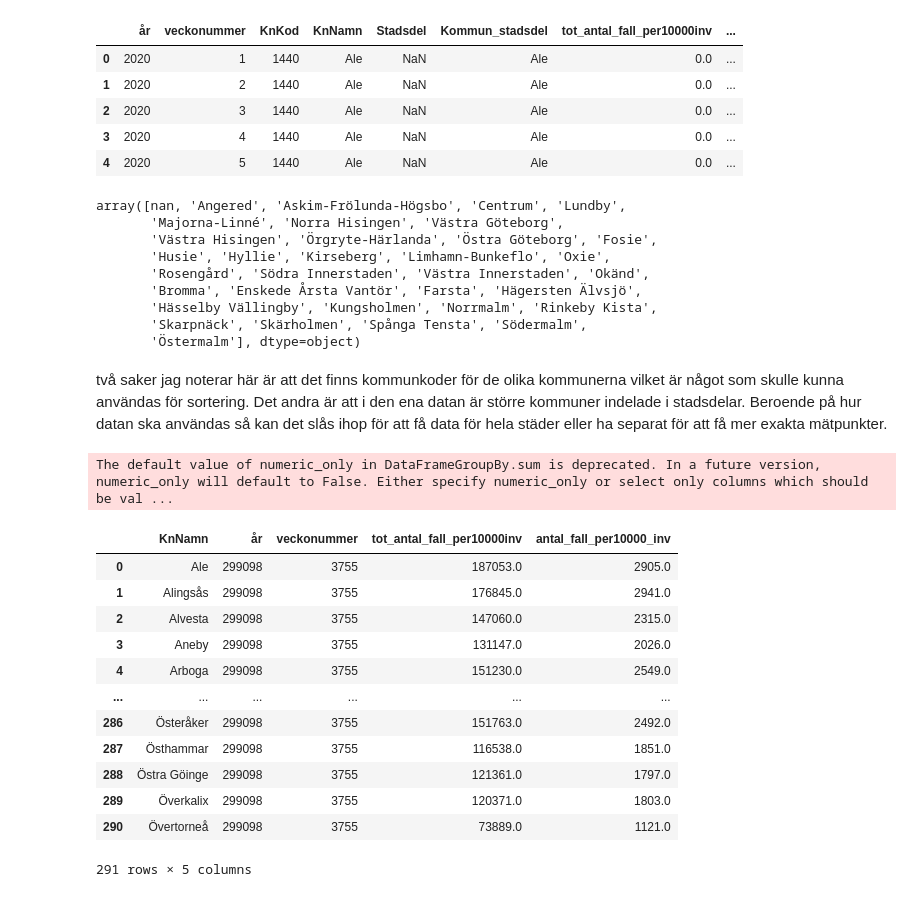
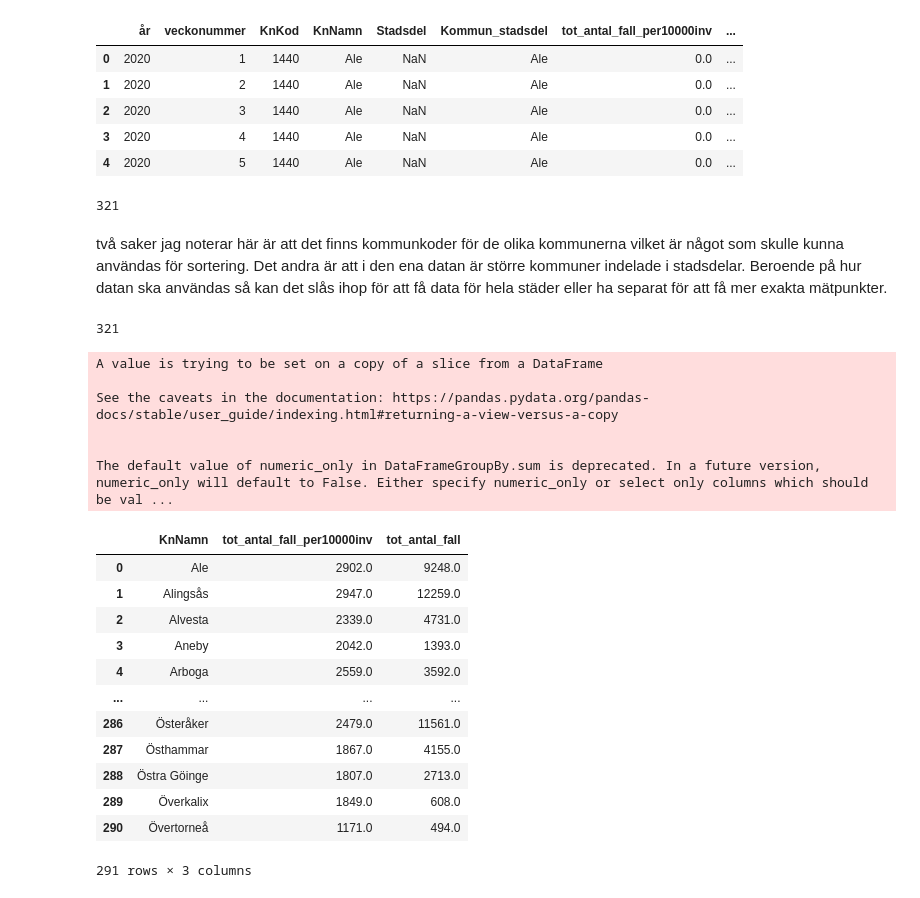
Before and after one commit to Razjoh/Databehandling-Rasmus-Johansson, a Jupyter notebook: Labb/Uppgift3.ipynb, the cells around one changed output. Cells and saved outputs as stored; diff of their text form; code cells hidden in the pictures.

```diff
--- a/Labb/Uppgift3.ipynb
+++ b/Labb/Uppgift3.ipynb
@@ -197,35 +197,42 @@ df_data_city.head()
 | 2 | 2020 | 3 | 1440 | Ale | NaN | Ale | 0.0 | ... |
 | 3 | 2020 | 4 | 1440 | Ale | NaN | Ale | 0.0 | ... |
 | 4 | 2020 | 5 | 1440 | Ale | NaN | Ale | 0.0 | ... |
-# %%
-df_data_city["Stadsdel"].unique()
-# %% [output]
-array([nan, 'Angered', 'Askim-Frölunda-Högsbo', 'Centrum', 'Lundby',
-       'Majorna-Linné', 'Norra Hisingen', 'Västra Göteborg',
-       'Västra Hisingen', 'Örgryte-Härlanda', 'Östra Göteborg', 'Fosie',
-       'Husie', 'Hyllie', 'Kirseberg', 'Limhamn-Bunkeflo', 'Oxie',
-       'Rosengård', 'Södra Innerstaden', 'Västra Innerstaden', 'Okänd',
-       'Bromma', 'Enskede Årsta Vantör', 'Farsta', 'Hägersten Älvsjö',
-       'Hässelby Vällingby', 'Kungsholmen', 'Norrmalm', 'Rinkeby Kista',
-       'Skarpnäck', 'Skärholmen', 'Spånga Tensta', 'Södermalm',
-       'Östermalm'], dtype=object)
+# %%
+len(df_data_city["Kommun_stadsdel"].unique())
+# %% [output]
+321
 # %% [markdown]
 två saker jag noterar här är att det finns kommunkoder för de olika kommunerna vilket är något som skulle kunna användas för sortering. Det andra är att i den ena datan är större kommuner indelade i stadsdelar. Beroende på hur datan ska användas så kan det slås ihop för att få data för hela städer eller ha separat för att få mer exakta mätpunkter.
-# %%
-# dataset 1 contains total vaccine data so need to combine dataset 2 so that it shows total amount instead of weekly count.
-df_data_city.groupby("KnNamn").sum().reset_index()
-# %% [output]
-The default value of numeric_only in DataFrameGroupBy.sum is deprecated. In a future version, numeric_only will default to False. Either specify numeric_only or select only columns which should be val ...
-|  | KnNamn | år | veckonummer | tot_antal_fall_per10000inv | antal_fall_per10000_inv |
-| 0 | Ale | 299098 | 3755 | 187053.0 | 2905.0 |
-| 1 | Alingsås | 299098 | 3755 | 176845.0 | 2941.0 |
-| 2 | Alvesta | 299098 | 3755 | 147060.0 | 2315.0 |
-| 3 | Aneby | 299098 | 3755 | 131147.0 | 2026.0 |
-| 4 | Arboga | 299098 | 3755 | 151230.0 | 2549.0 |
-| ... | ... | ... | ... | ... | ... |
-| 286 | Österåker | 299098 | 3755 | 151763.0 | 2492.0 |
-| 287 | Östhammar | 299098 | 3755 | 116538.0 | 1851.0 |
-| 288 | Östra Göinge | 299098 | 3755 | 121361.0 | 1797.0 |
-| 289 | Överkalix | 299098 | 3755 | 120371.0 | 1803.0 |
-| 290 | Övertorneå | 299098 | 3755 | 73889.0 | 1121.0 |
-291 rows × 5 columns
+# %%
+# dataset 1 contains total vaccine data so need to combine dataset 2 so that it shows total amount instead of weekly count.
+# since there is a column for total cases alla i neeed is the last recorded date for every city
+df_cases_city = df_data_city[(df_data_city["veckonummer"] == 43) & (df_data_city["år"] == 2022)]
+# confirming that i did not miss a city or part
+print(len(df_cases_city["Kommun_stadsdel"].unique()))
+
+# cleaning up so that we only have city names and cases per 10000 and total cases
+df_cases_city.drop(["år", "veckonummer", "nya_fall_vecka", "antal_fall_per10000_inv"], axis = 1, inplace=True)
+df_cases_city = df_cases_city.astype({"tot_antal_fall":"float"})
+df_cases_city = df_cases_city.groupby("KnNamn").sum().reset_index()
+df_cases_city
+# %% [output]
+321
+A value is trying to be set on a copy of a slice from a DataFrame
+
+See the caveats in the documentation: https://pandas.pydata.org/pandas-docs/stable/user_guide/indexing.html#returning-a-view-versus-a-copy
+
+
+The default value of numeric_only in DataFrameGroupBy.sum is deprecated. In a future version, numeric_only will default to False. Either specify numeric_only or select only columns which should be val ...
+|  | KnNamn | tot_antal_fall_per10000inv | tot_antal_fall |
+| 0 | Ale | 2902.0 | 9248.0 |
+| 1 | Alingsås | 2947.0 | 12259.0 |
+| 2 | Alvesta | 2339.0 | 4731.0 |
+| 3 | Aneby | 2042.0 | 1393.0 |
+| 4 | Arboga | 2559.0 | 3592.0 |
+| ... | ... | ... | ... |
+| 286 | Österåker | 2479.0 | 11561.0 |
+| 287 | Östhammar | 1867.0 | 4155.0 |
+| 288 | Östra Göinge | 1807.0 | 2713.0 |
+| 289 | Överkalix | 1849.0 | 608.0 |
+| 290 | Övertorneå | 1171.0 | 494.0 |
+291 rows × 3 columns
```
Also changed, not shown: parts of 14 cells of this notebook.
